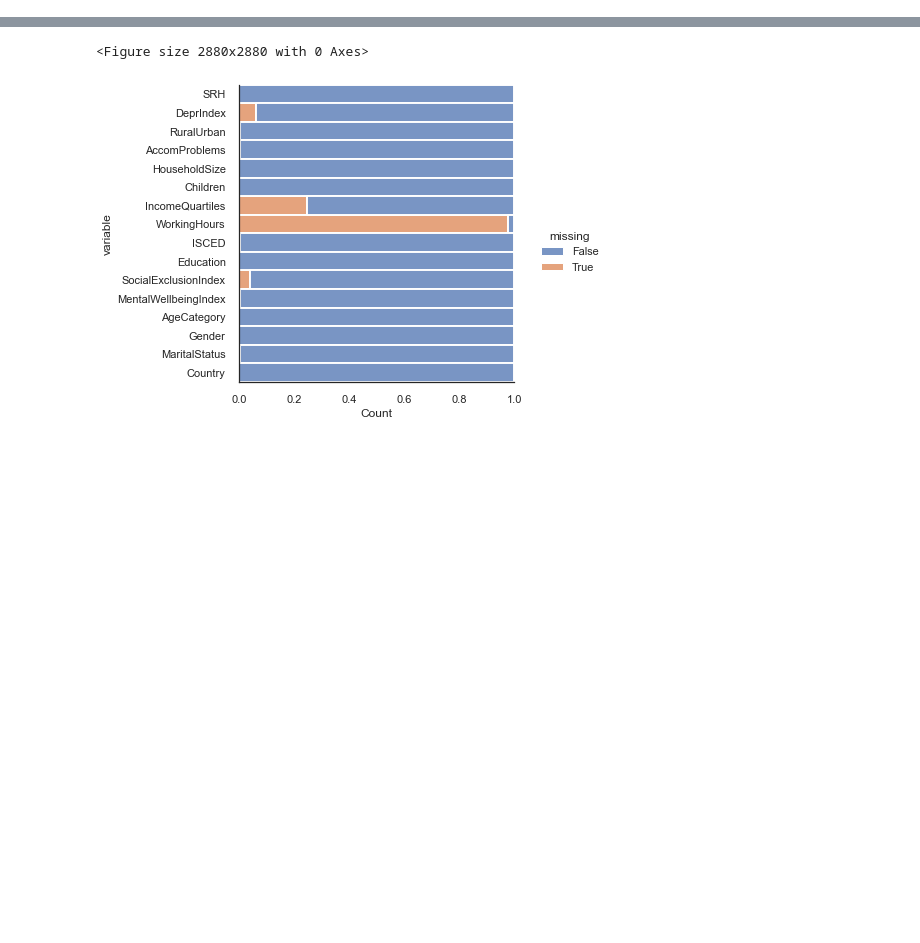
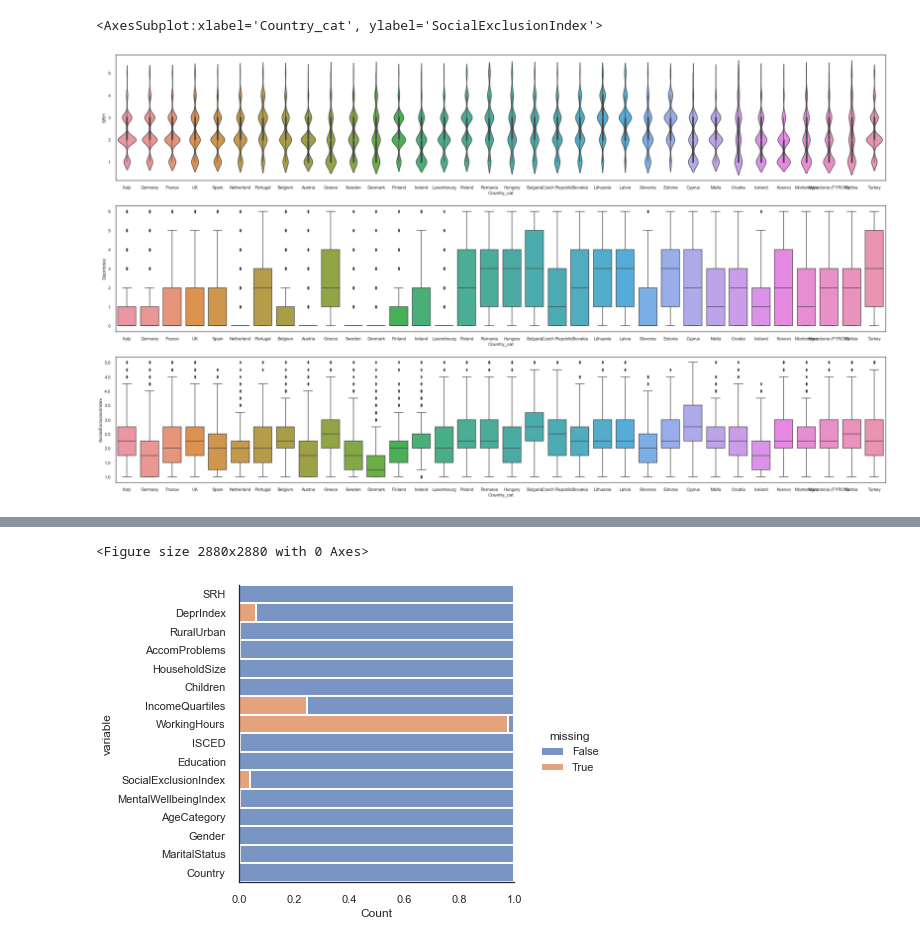
Before and after one commit to alan-turing-institute/rds-course, a Jupyter notebook: coursebook/modules/m3/3.5-DataVisForExploration.ipynb, the cells around one changed output, grey strips where cells are left out. Cells and saved outputs as stored; diff of their text form; code cells hidden in the pictures; blank space fills up the shorter version.

```diff
--- a/coursebook/modules/m3/3.5-DataVisForExploration.ipynb
+++ b/coursebook/modules/m3/3.5-DataVisForExploration.ipynb
@@ -198,0 +250,12 @@ df11_set.head()
+# %%
+
+f, axes = plt.subplots(3,1,figsize =(35,20))
+
+sns.violinplot(x="Country_cat", y="SRH", data=df11_set,ax=axes[0])
+
+sns.boxplot(x="Country_cat", y="DeprIndex", data=df11_set,ax=axes[1])
+
+sns.boxplot(x="Country_cat", y="SocialExclusionIndex", data=df11_set,ax=axes[2])
+# %% [output]
+<AxesSubplot:xlabel='Country_cat', ylabel='SocialExclusionIndex'>
+[figure, added]
```
Also changed, not shown: parts of 26 cells of this notebook.
